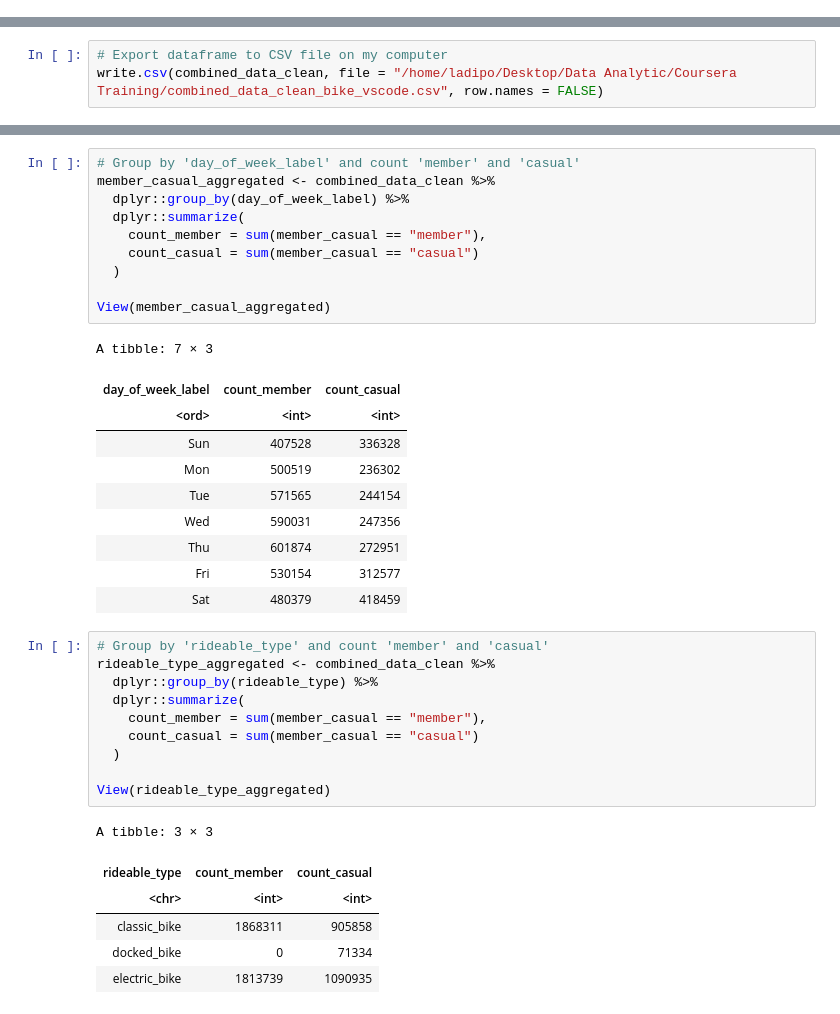
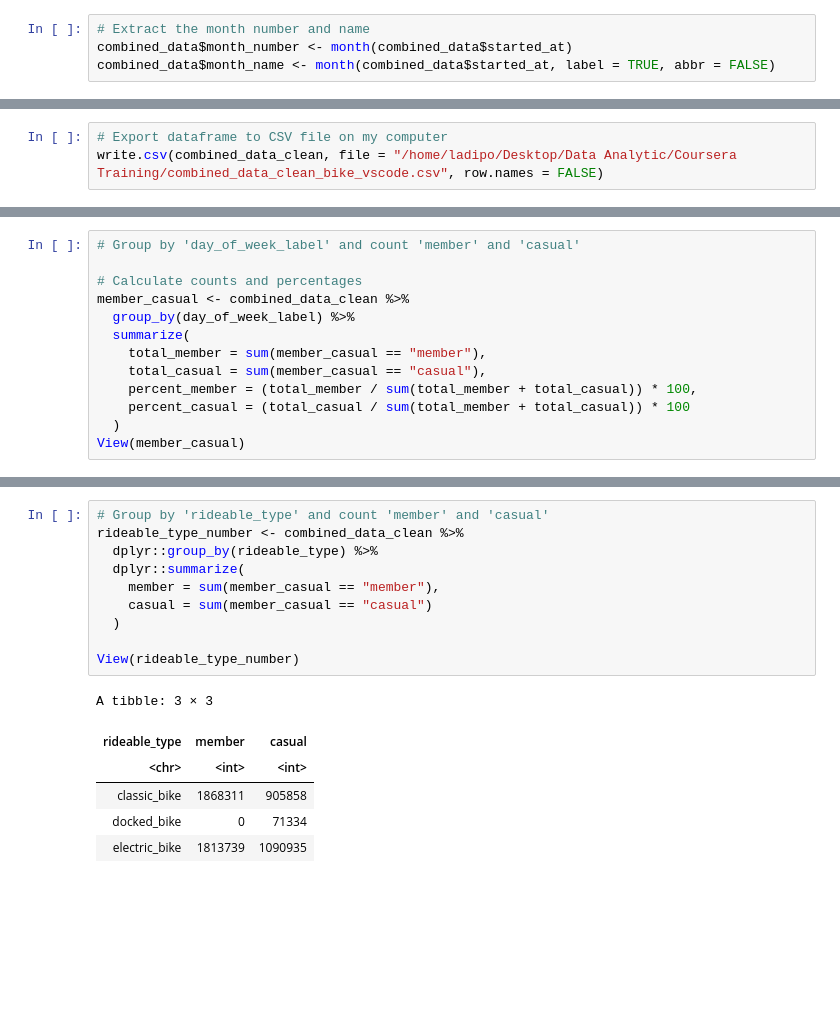
Before and after one commit to Ladipol/R_Projects, a Jupyter notebook: cyclic_project.ipynb, the cells around one changed output, grey strips where cells are left out. Saved outputs shown, nothing was run; the diff lists cells and outputs as text; blank space fills up the shorter version.

```diff
--- a/cyclic_project.ipynb
+++ b/cyclic_project.ipynb
@@ -208,3 +110,7 @@ Making 'packages.html' ...
+# %%
+# Extract the month number and name
+combined_data$month_number <- month(combined_data$started_at)
+combined_data$month_name <- month(combined_data$started_at, label = TRUE, abbr = FALSE)
 # %%
 library(geosphere)
 
@@ -291,0 +283,13 @@ A tibble: 7 × 2
+# %%
+# Group by 'day_of_week_label' and count 'member' and 'casual'
+
+# Calculate counts and percentages
+member_casual <- combined_data_clean %>%
+  group_by(day_of_week_label) %>%
+  summarize(
+    total_member = sum(member_casual == "member"),
+    total_casual = sum(member_casual == "casual"),
+    percent_member = (total_member / sum(total_member + total_casual)) * 100,
+    percent_casual = (total_casual / sum(total_member + total_casual)) * 100
+  )
+View(member_casual)
@@ -292,38 +332,17 @@ A tibble: 7 × 2
 # %%
-# Group by 'day_of_week_label' and count 'member' and 'casual'
-member_casual_aggregated <- combined_data_clean %>%
-  dplyr::group_by(day_of_week_label) %>%
+# Group by 'rideable_type' and count 'member' and 'casual'
+rideable_type_number <- combined_data_clean %>%
+  dplyr::group_by(rideable_type) %>%
   dplyr::summarize(
-    count_member = sum(member_casual == "member"),
-    count_casual = sum(member_casual == "casual")
+    member = sum(member_casual == "member"),
+    casual = sum(member_casual == "casual")
   )
 
-View(member_casual_aggregated)
+View(rideable_type_number)
 # %% [output]
-A tibble: 7 × 3
+A tibble: 3 × 3
-| day_of_week_label | count_member | count_casual |
-| <ord> | <int> | <int> |
-| Sun | 407528 | 336328 |
-| Mon | 500519 | 236302 |
-| Tue | 571565 | 244154 |
-| Wed | 590031 | 247356 |
-| Thu | 601874 | 272951 |
-| Fri | 530154 | 312577 |
-| Sat | 480379 | 418459 |
+| rideable_type | member | casual |
+| <chr> | <int> | <int> |
+| classic_bike | 1868311 | 905858 |
+| docked_bike | 0 | 71334 |
+| electric_bike | 1813739 | 1090935 |
-# %%
-# Group by 'rideable_type' and count 'member' and 'casual'
-rideable_type_aggregated <- combined_data_clean %>%
-  dplyr::group_by(rideable_type) %>%
-  dplyr::summarize(
-    count_member = sum(member_casual == "member"),
-    count_casual = sum(member_casual == "casual")
-  )
-
-View(rideable_type_aggregated)
-# %% [output]
-A tibble: 3 × 3
-| rideable_type | count_member | count_casual |
-| <chr> | <int> | <int> |
-| classic_bike | 1868311 | 905858 |
-| docked_bike | 0 | 71334 |
-| electric_bike | 1813739 | 1090935 |
```
Also changed, not shown: parts of 19 cells of this notebook, 2 other files.
